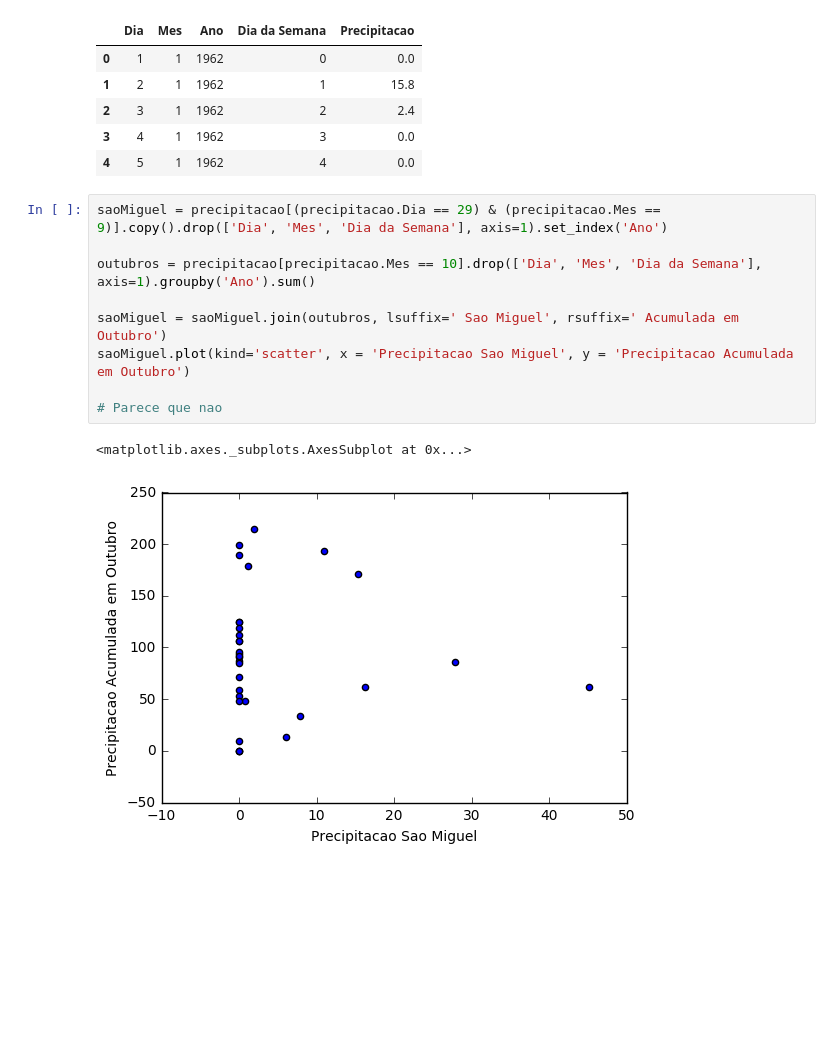
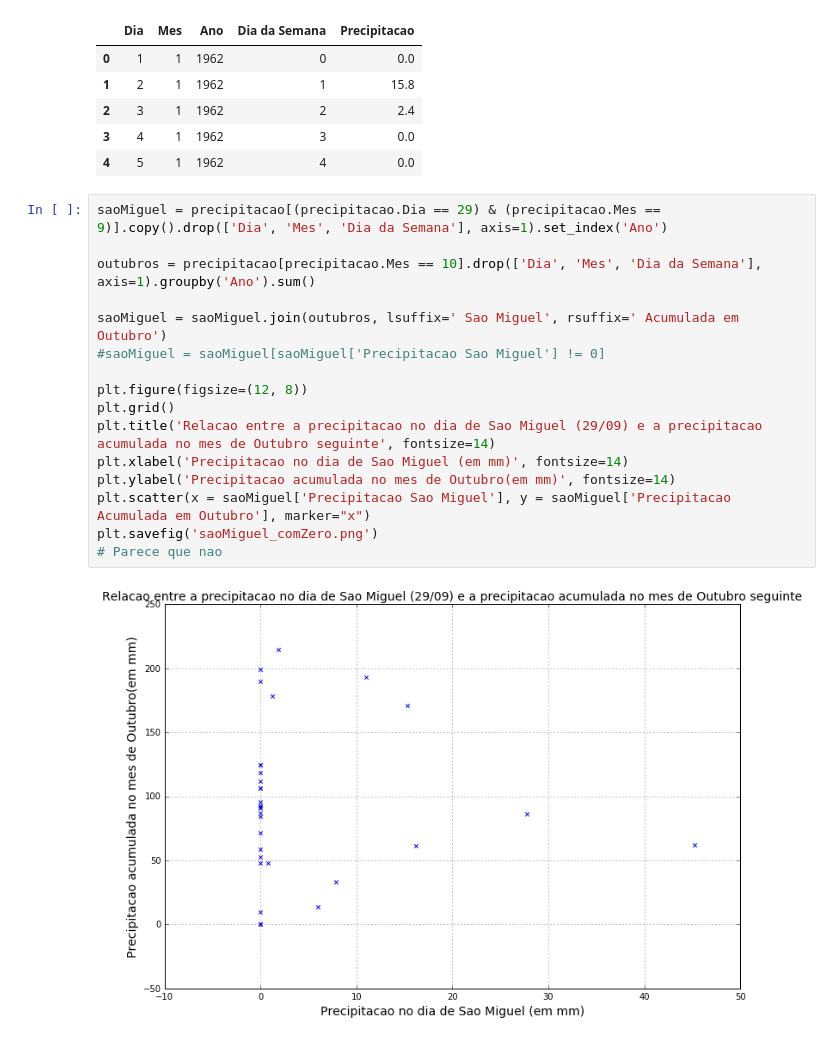
Before and after one commit to jvitorfromhell/icd-meteorologia, a Jupyter notebook: analise.ipynb, the cells around one changed output. Drawn from its saved outputs; the diff is of its cells as text; blank space fills up the shorter version.

Commit message:
modificacao nos graficos, teste t e imagens

```diff
--- a/analise.ipynb
+++ b/analise.ipynb
@@ -121,12 +123,18 @@ precipitacao.head()
 # %%
 saoMiguel = precipitacao[(precipitacao.Dia == 29) & (precipitacao.Mes == 9)].copy().drop(['Dia', 'Mes', 'Dia da Semana'], axis=1).set_index('Ano')
 
 outubros = precipitacao[precipitacao.Mes == 10].drop(['Dia', 'Mes', 'Dia da Semana'], axis=1).groupby('Ano').sum()
 
 saoMiguel = saoMiguel.join(outubros, lsuffix=' Sao Miguel', rsuffix=' Acumulada em Outubro')
-saoMiguel.plot(kind='scatter', x = 'Precipitacao Sao Miguel', y = 'Precipitacao Acumulada em Outubro')
+#saoMiguel = saoMiguel[saoMiguel['Precipitacao Sao Miguel'] != 0]
 
+plt.figure(figsize=(12, 8))
+plt.grid()
+plt.title('Relacao entre a precipitacao no dia de Sao Miguel (29/09) e a precipitacao acumulada no mes de Outubro seguinte', fontsize=14)
+plt.xlabel('Precipitacao no dia de Sao Miguel (em mm)', fontsize=14)
+plt.ylabel('Precipitacao acumulada no mes de Outubro(em mm)', fontsize=14)
+plt.scatter(x = saoMiguel['Precipitacao Sao Miguel'], y = saoMiguel['Precipitacao Acumulada em Outubro'], marker="x")
+plt.savefig('saoMiguel_comZero.png')
 # Parece que nao
 # %% [output]
-<matplotlib.axes._subplots.AxesSubplot at 0x...>
-[figure, old version]
+[figure, new version]
```
Also changed, not shown: parts of 9 cells of this notebook, 5 other files.
